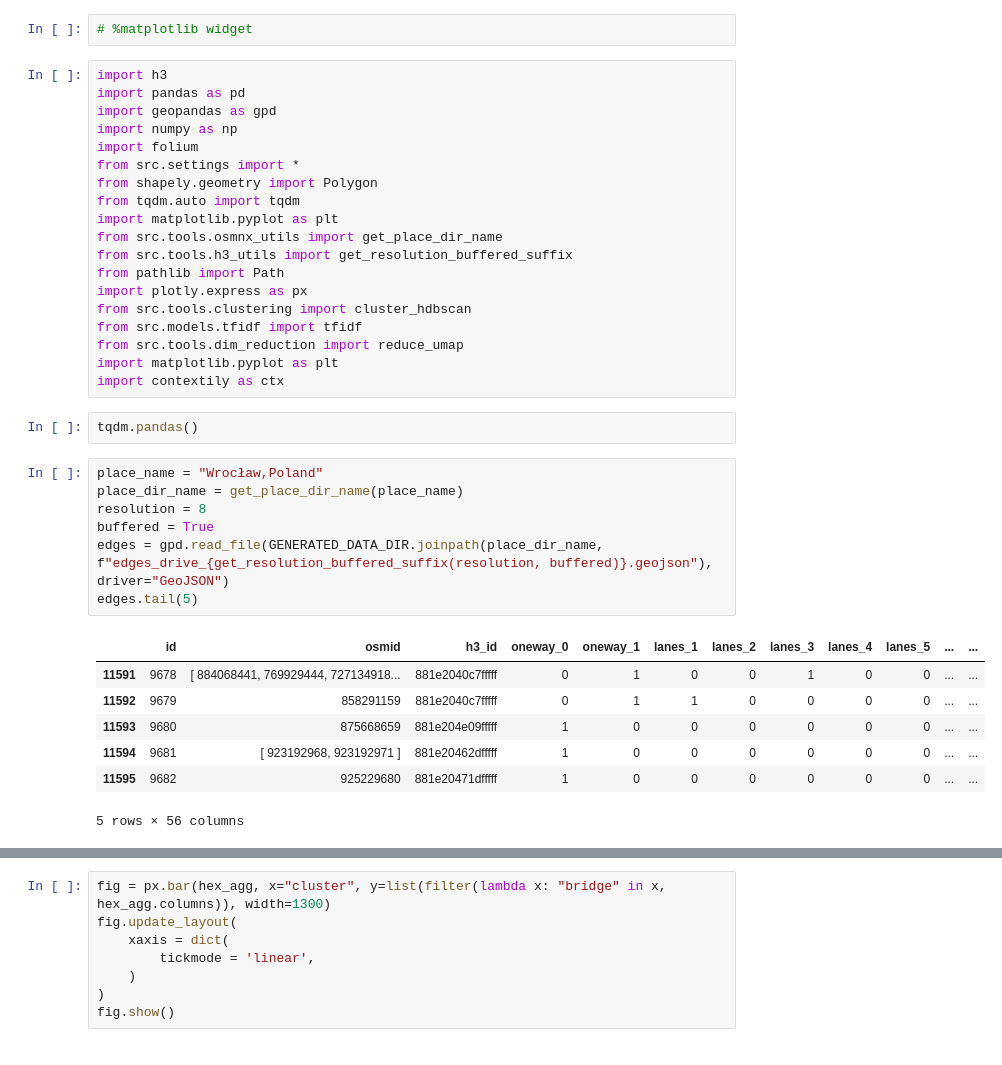
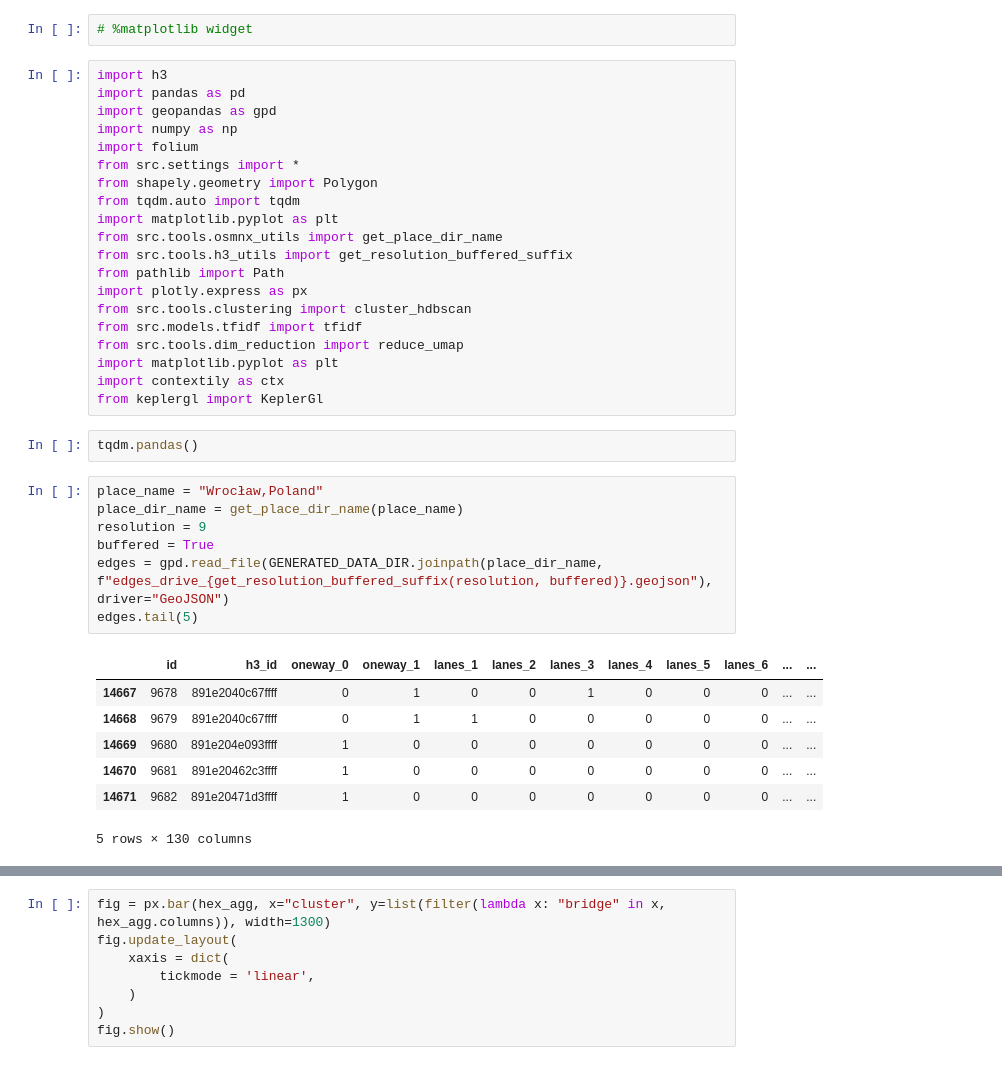
Before and after one commit to Calychas/highway2vec, a Jupyter notebook: notebooks/h3.ipynb, the cells around one changed output, grey strips where cells are left out. Saved outputs shown, nothing was run; the diff lists cells and outputs as text.

```diff
--- a/notebooks/h3.ipynb
+++ b/notebooks/h3.ipynb
@@ -25,23 +22,24 @@ from src.models.tfidf import tfidf
 from src.tools.dim_reduction import reduce_umap
 import matplotlib.pyplot as plt
 import contextily as ctx
+from keplergl import KeplerGl
 # %%
 tqdm.pandas()
 # %%
 place_name = "Wrocław,Poland"
 place_dir_name = get_place_dir_name(place_name)
-resolution = 8
+resolution = 9
 buffered = True
 edges = gpd.read_file(GENERATED_DATA_DIR.joinpath(place_dir_name, f"edges_drive_{get_resolution_buffered_suffix(resolution, buffered)}.geojson"), driver="GeoJSON")
 edges.tail(5)
 # %% [output]
-|  | id | osmid | h3_id | oneway_0 | oneway_1 | lanes_1 | lanes_2 | lanes_3 | lanes_4 | lanes_5 | ... | ... |
-| 11591 | 9678 | [ 884068441, 769929444, 727134918... | 881e2040c7fffff | 0 | 1 | 0 | 0 | 1 | 0 | 0 | ... | ... |
-| 11592 | 9679 | 858291159 | 881e2040c7fffff | 0 | 1 | 1 | 0 | 0 | 0 | 0 | ... | ... |
-| 11593 | 9680 | 875668659 | 881e204e09fffff | 1 | 0 | 0 | 0 | 0 | 0 | 0 | ... | ... |
-| 11594 | 9681 | [ 923192968, 923192971 ] | 881e20462dfffff | 1 | 0 | 0 | 0 | 0 | 0 | 0 | ... | ... |
-| 11595 | 9682 | 925229680 | 881e20471dfffff | 1 | 0 | 0 | 0 | 0 | 0 | 0 | ... | ... |
+|  | id | h3_id | oneway_0 | oneway_1 | lanes_1 | lanes_2 | lanes_3 | lanes_4 | lanes_5 | lanes_6 | ... | ... |
+| 14667 | 9678 | 891e2040c67ffff | 0 | 1 | 0 | 0 | 1 | 0 | 0 | 0 | ... | ... |
+| 14668 | 9679 | 891e2040c67ffff | 0 | 1 | 1 | 0 | 0 | 0 | 0 | 0 | ... | ... |
+| 14669 | 9680 | 891e204e093ffff | 1 | 0 | 0 | 0 | 0 | 0 | 0 | 0 | ... | ... |
+| 14670 | 9681 | 891e20462c3ffff | 1 | 0 | 0 | 0 | 0 | 0 | 0 | 0 | ... | ... |
+| 14671 | 9682 | 891e20471d3ffff | 1 | 0 | 0 | 0 | 0 | 0 | 0 | 0 | ... | ... |
-5 rows × 56 columns
+5 rows × 130 columns
 # %%
 hexagons = gpd.read_file(GENERATED_DATA_DIR.joinpath(place_dir_name, f"hex_{get_resolution_buffered_suffix(resolution, buffered)}.geojson"), driver="GeoJSON").set_index("h3_id")
 hexagons.head(5)
```
Also changed, not shown: parts of 23 cells of this notebook, 6 other files.
